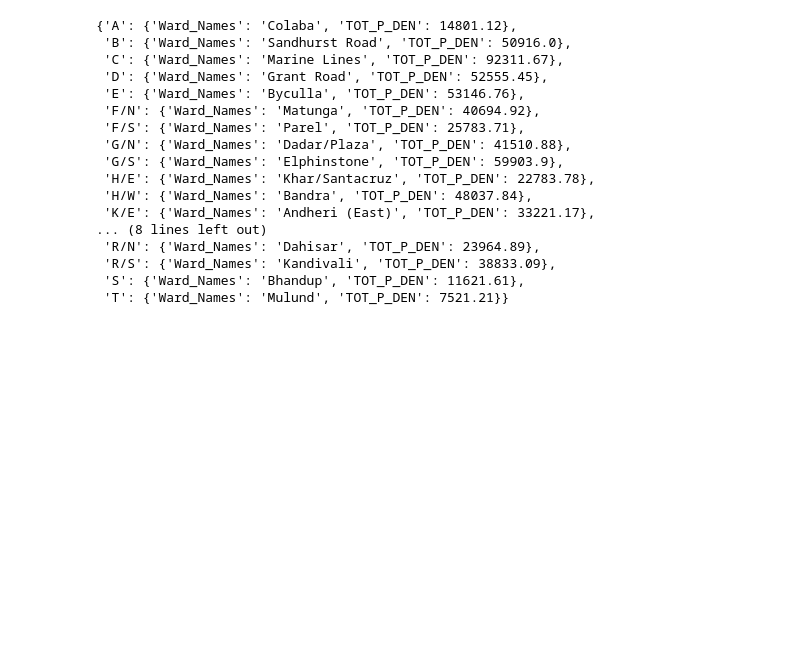
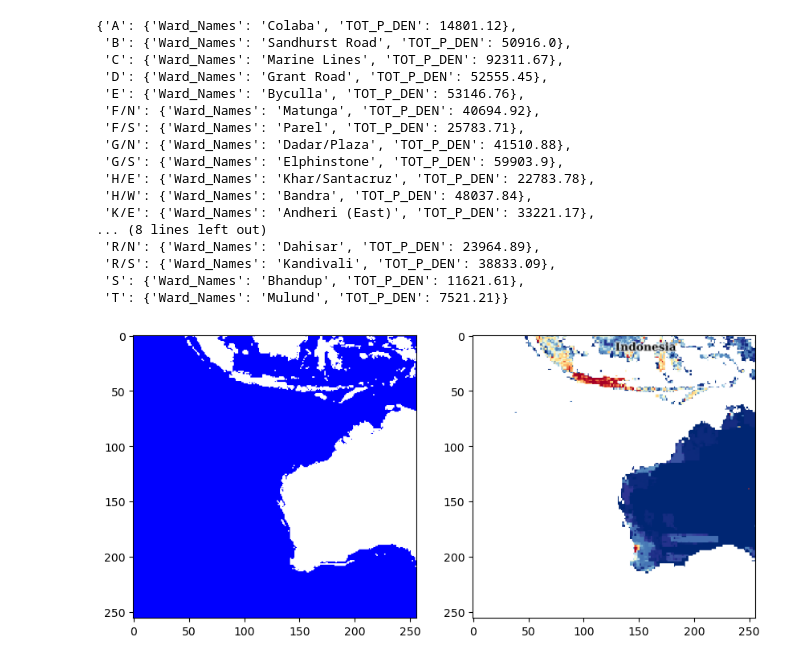
Before and after one commit to bhavya132/SIHTeamUniform, a Jupyter notebook: gee.ipynb, the cells around one changed output. Drawn from its saved outputs; the diff is of its cells as text; code cells hidden in the pictures; blank space fills up the shorter version.

```diff
--- a/gee.ipynb
+++ b/gee.ipynb
@@ -502,3 +502,31 @@ df_dict
  'R/S': {'Ward_Names': 'Kandivali', 'TOT_P_DEN': 38833.09},
  'S': {'Ward_Names': 'Bhandup', 'TOT_P_DEN': 11621.61},
  'T': {'Ward_Names': 'Mulund', 'TOT_P_DEN': 7521.21}}
+# %%
+import urllib.request
+from PIL import Image
+import numpy as np
+
+urllib.request.urlretrieve(
+  'https://www.floodmap.net/getFMTile.ashx?x=6&y=4&z=3&e=0',
+   "tile1.png")
+
+img1 = np.asarray(Image.open("tile1.png"))
+
+# ssp = 'https://sedac.ciesin.columbia.edu/geoserver/wms?service=WMS&request=GetMap&layers=popdynamics%3Apopdynamics-pop-projection-ssp-2010-2100_ssp5-2100-total-population%2Ccartographic%3A00-global-labels&styles=&format=image%2Fpng&transparent=true&version=1.1.1&width=256&height=256&srs=EPSG%3A3857&bbox=10018754.171394622,-5009377.085697311,15028131.257091936,0'
+ssp = 'https://sedac.ciesin.columbia.edu/geoserver/wms?service=WMS&request=GetMap&layers=popdynamics%3Apopdynamics-pop-projection-ssp-2010-2100_ssp5-2100-total-population%2Ccartographic%3A00-global-labels&styles=&format=image%2Fpng&transparent=true&version=1.1.1&width=256&height=256&srs=EPSG%3A3857&bbox=10018754,-5009377,15028131,0'
+
+urllib.request.urlretrieve(
+  ssp, "tile2.png")
+img2 = np.asarray(Image.open("tile2.png"))
+# %%
+import matplotlib.pyplot as plt
+
+fig, axes = plt.subplots(1,2,figsize=(10,5))
+
+axes[0].imshow(img1)
+axes[1].imshow(img2)
+
+plt.show()
+# %% [output]
+[figure, added]
```
Also changed, not shown: parts of 2 cells of this notebook.
